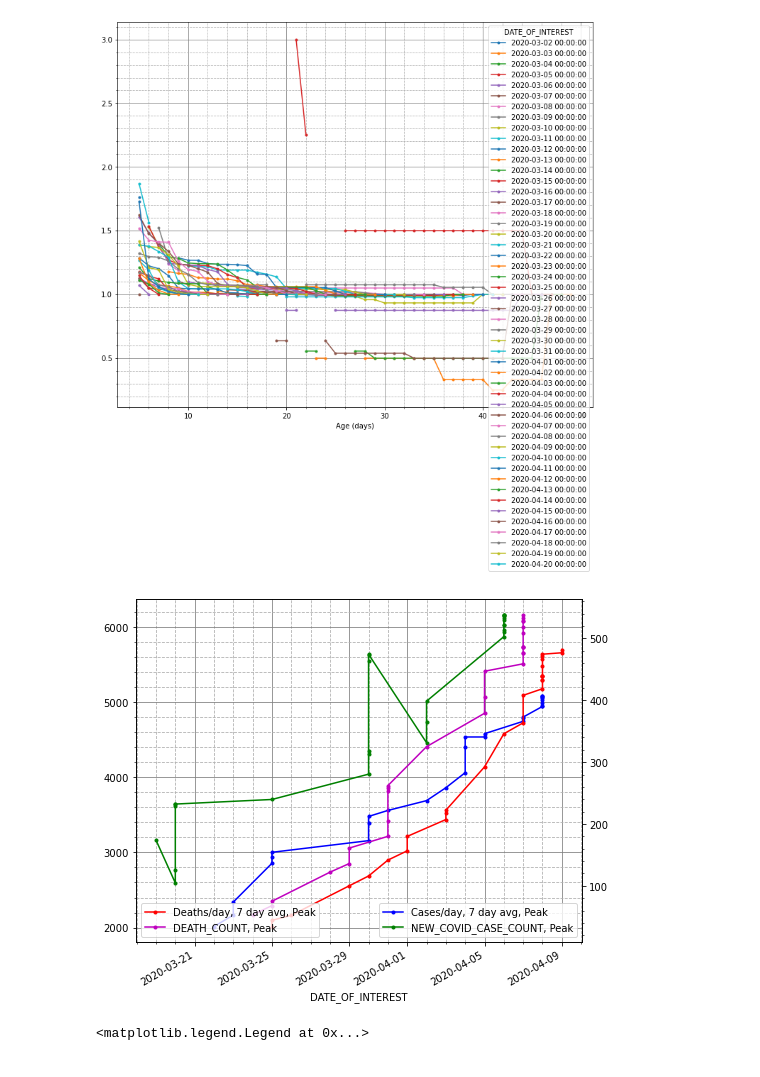
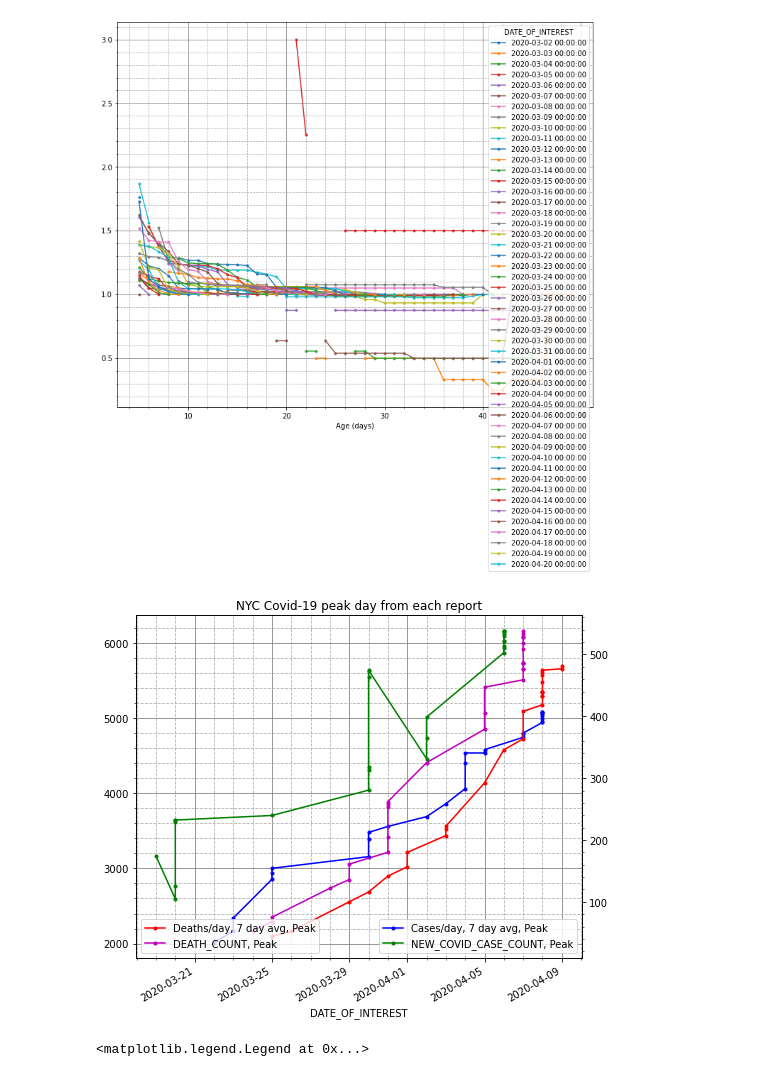
Before and after one commit to nychealth/coronavirus-data, a Jupyter notebook: Notebooks/Growth.ipynb, the cells around one changed output. Cells and saved outputs as stored; diff of their text form; code cells hidden in the pictures.

Commit message:
Saving selected plots from notebooks...

```diff
--- a/Notebooks/Growth.ipynb
+++ b/Notebooks/Growth.ipynb
@@ -73,20 +73,23 @@ hdat = hdat.merge(peak[["Cases/day, 7 day avg, Peak",
 # %%
 fig, ax = pltdflt(figsize=(8,7))
 ax2 = ax.axes.twinx()
 for fld, ax3, c in zip(["Cases/day, 7 day avg", "NEW_COVID_CASE_COUNT",
                         "Deaths/day, 7 day avg", "DEATH_COUNT"],
                        [ax, ax, ax2, ax2],
                        ["b", "g", "r", "m"]):
     peak = hdat[hdat[fld] == hdat[fld + ", Peak"]]
     peak = peak.sort_values(["DATE_OF_INTEREST", fld + ", Peak"])
     peak.set_index("DATE_OF_INTEREST")[[fld + ", Peak"]].plot(style=".-", ax=ax3, color=c)
 
 ax.legend(loc=4)
 ax2.legend(loc=3)
 ax2.yaxis.grid(False, which="both")
+
+plt.title("NYC Covid-19 peak day from each report")
+plt.savefig("peakCases.png")
 #ax.legend(["Peak avg", "Peak"])
 # %% [output]
-[figure, old version]
+[figure, new version]
 # %%
 fig, ax = pltdflt(figsize=(8,7))
 hdat.groupby("AS_OF").last().set_index("DATE_OF_INTEREST")[["NEW_COVID_CASE_COUNT"]].plot(style=".-", ax=ax)
```
Also changed, not shown: 1 other file.
